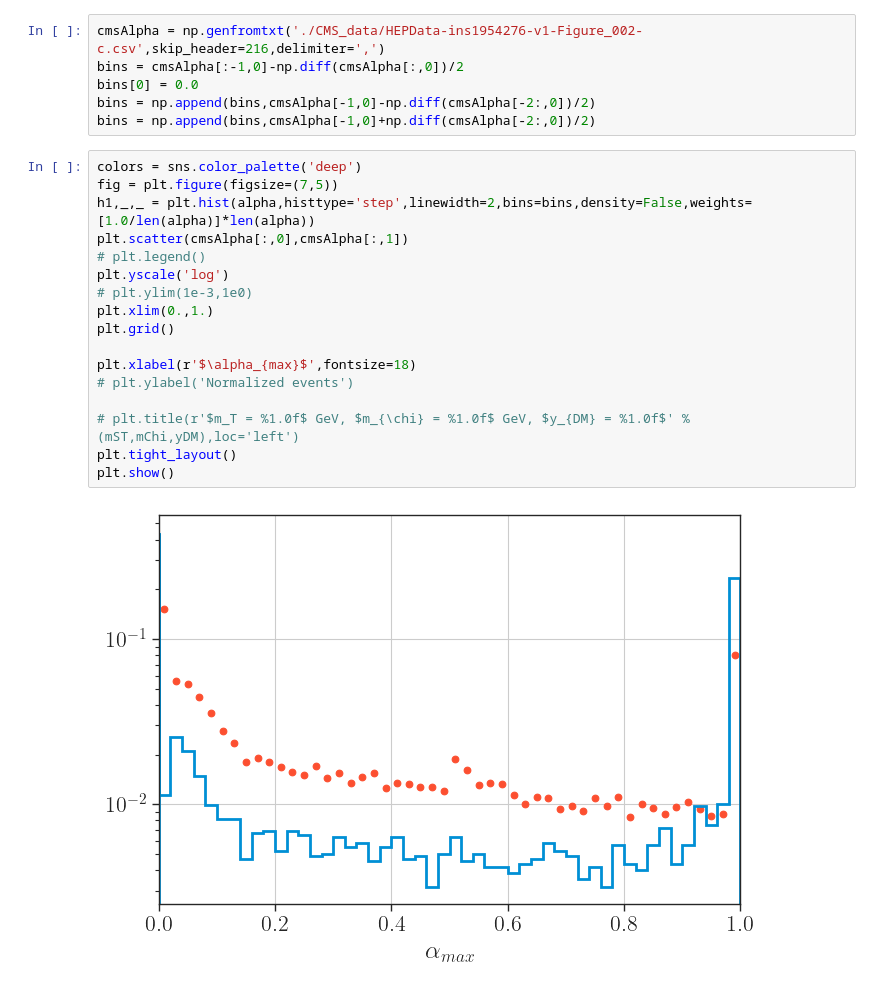
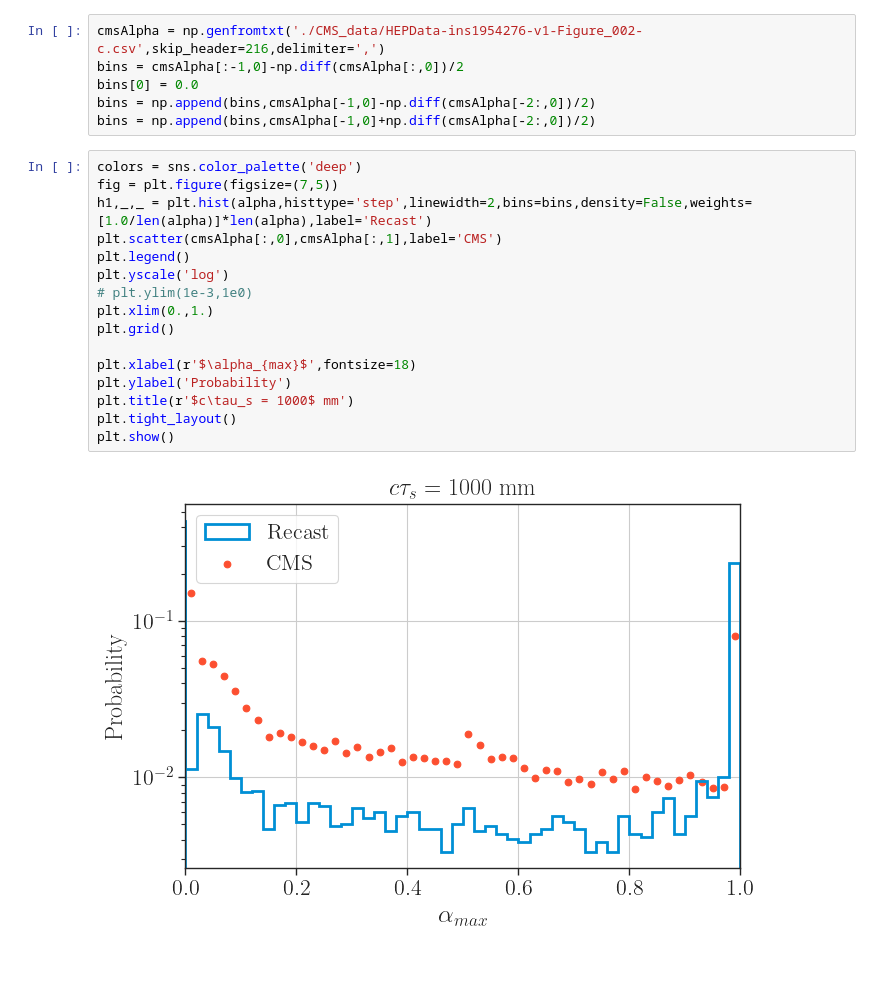
Before and after one commit to andlessa/higgsEJs, a Jupyter notebook: plots-dists_1000mm.ipynb, the cells around one changed output. Cells and saved outputs as stored; diff of their text form.

```diff
--- a/plots-dists_1000mm.ipynb
+++ b/plots-dists_1000mm.ipynb
@@ -158,19 +136,18 @@ bins = np.append(bins,cmsAlpha[-1,0]+np.diff(cmsAlpha[-2:,0])/2)
 # %%
 colors = sns.color_palette('deep')
 fig = plt.figure(figsize=(7,5))
-h1,_,_ = plt.hist(alpha,histtype='step',linewidth=2,bins=bins,density=False,weights=[1.0/len(alpha)]*len(alpha))
-plt.scatter(cmsAlpha[:,0],cmsAlpha[:,1])
-# plt.legend()
+h1,_,_ = plt.hist(alpha,histtype='step',linewidth=2,bins=bins,density=False,weights=[1.0/len(alpha)]*len(alpha),label='Recast')
+plt.scatter(cmsAlpha[:,0],cmsAlpha[:,1],label='CMS')
+plt.legend()
 plt.yscale('log')
 # plt.ylim(1e-3,1e0)
 plt.xlim(0.,1.)
 plt.grid()
 
 plt.xlabel(r'$\alpha_{max}$',fontsize=18)
-# plt.ylabel('Normalized events')
-
-# plt.title(r'$m_T = %1.0f$ GeV, $m_{\chi} = %1.0f$ GeV, $y_{DM} = %1.0f$' %(mST,mChi,yDM),loc='left')
+plt.ylabel('Probability')
+plt.title(r'$c\tau_s = 1000$ mm')
 plt.tight_layout()
 plt.show()
 # %% [output]
-[figure, old version]
+[figure, new version]
```
Also changed, not shown: parts of 5 cells of this notebook, 8 other files.
